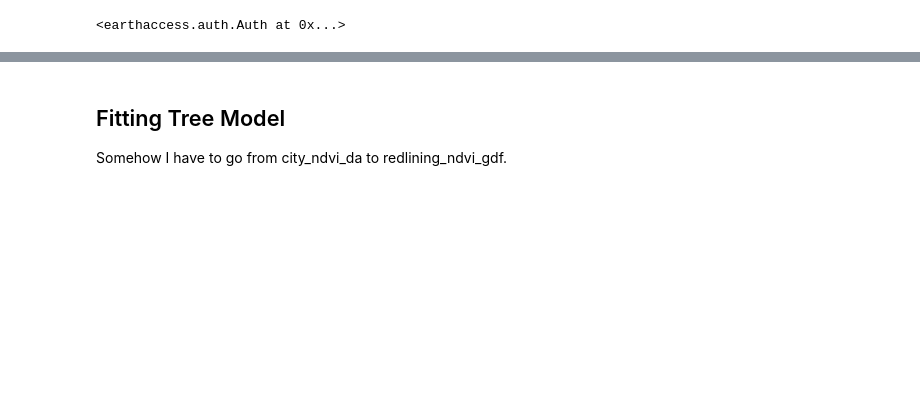
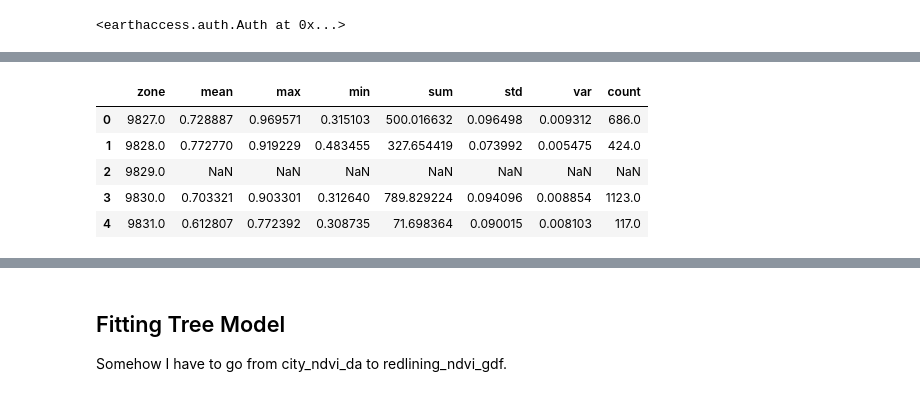
Before and after one commit to earthlab-education/fundamentals-04-redlining-byandell, a Jupyter notebook: notebooks/madison.ipynb, the cells around one changed output, grey strips where cells are left out. Cells and saved outputs as stored; diff of their text form; code cells hidden in the pictures; blank space fills up the shorter version.

```diff
--- a/notebooks/madison.ipynb
+++ b/notebooks/madison.ipynb
@@ -397,0 +235,16 @@ city_ndvi_da.plot(robust=True)
+# %%
+# Calculate NDVI stats for each redlining zone
+ndvi_stats = zonal_stats(
+    redlining_mask,
+    city_ndvi_da
+)
+
+# Call denver_ndvi_states to see the table
+ndvi_stats.head()
+# %% [output]
+|  | zone | mean | max | min | sum | std | var | count |
+| 0 | 9827.0 | 0.728887 | 0.969571 | 0.315103 | 500.016632 | 0.096498 | 0.009312 | 686.0 |
+| 1 | 9828.0 | 0.772770 | 0.919229 | 0.483455 | 327.654419 | 0.073992 | 0.005475 | 424.0 |
+| 2 | 9829.0 | NaN | NaN | NaN | NaN | NaN | NaN | NaN |
+| 3 | 9830.0 | 0.703321 | 0.903301 | 0.312640 | 789.829224 | 0.094096 | 0.008854 | 1123.0 |
+| 4 | 9831.0 | 0.612807 | 0.772392 | 0.308735 | 71.698364 | 0.090015 | 0.008103 | 117.0 |
```
Also changed, not shown: parts of 60 cells of this notebook.
